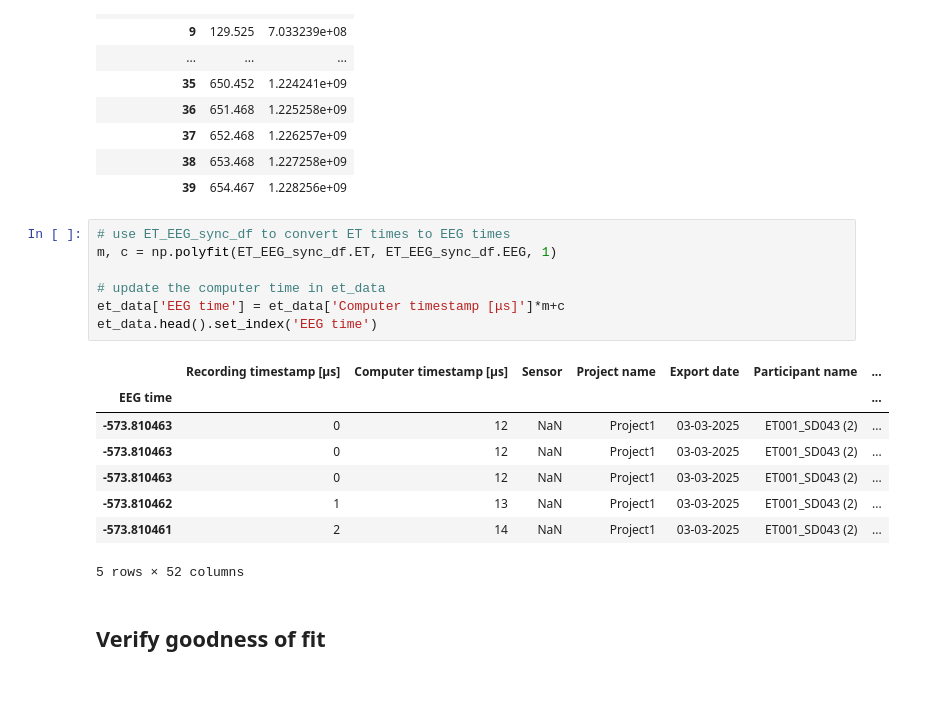
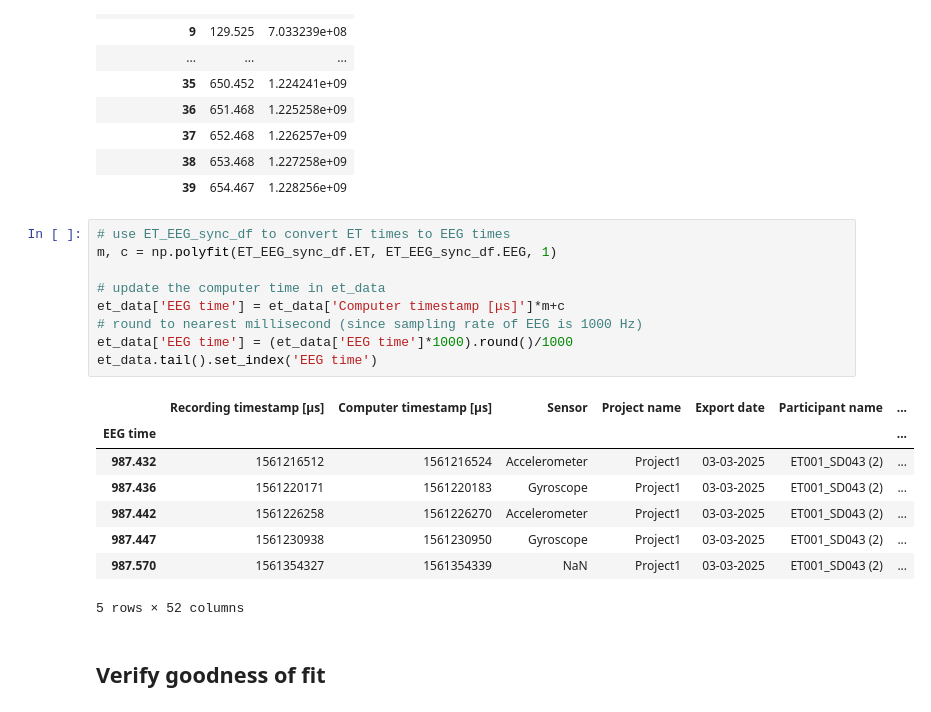
Before and after one commit to csndl-iitd/snippets, a Jupyter notebook: tobii_pro_2_ET_video_EEG_sync/tobii_pro_2_et_video_eeg_sync.ipynb, the cells around one changed output. Saved outputs shown, nothing was run; the diff lists cells and outputs as text.

Commit message:
updated code to align and resample ET and DLC data to EEG

```diff
--- a/tobii_pro_2_ET_video_EEG_sync/tobii_pro_2_et_video_eeg_sync.ipynb
+++ b/tobii_pro_2_ET_video_EEG_sync/tobii_pro_2_et_video_eeg_sync.ipynb
@@ -136,18 +161,20 @@ ET_EEG_sync_df
 # %%
 # use ET_EEG_sync_df to convert ET times to EEG times
 m, c = np.polyfit(ET_EEG_sync_df.ET, ET_EEG_sync_df.EEG, 1)
 
 # update the computer time in et_data
 et_data['EEG time'] = et_data['Computer timestamp [μs]']*m+c
-et_data.head().set_index('EEG time')
+# round to nearest millisecond (since sampling rate of EEG is 1000 Hz)
+et_data['EEG time'] = (et_data['EEG time']*1000).round()/1000
+et_data.tail().set_index('EEG time')
 # %% [output]
 |  | Recording timestamp [μs] | Computer timestamp [μs] | Sensor | Project name | Export date | Participant name | ... |
 | EEG time |  |  |  |  |  |  | ... |
-| -573.810463 | 0 | 12 | NaN | Project1 | 03-03-2025 | ET001_SD043 (2) | ... |
-| -573.810463 | 0 | 12 | NaN | Project1 | 03-03-2025 | ET001_SD043 (2) | ... |
-| -573.810463 | 0 | 12 | NaN | Project1 | 03-03-2025 | ET001_SD043 (2) | ... |
-| -573.810462 | 1 | 13 | NaN | Project1 | 03-03-2025 | ET001_SD043 (2) | ... |
-| -573.810461 | 2 | 14 | NaN | Project1 | 03-03-2025 | ET001_SD043 (2) | ... |
+| 987.432 | 1561216512 | 1561216524 | Accelerometer | Project1 | 03-03-2025 | ET001_SD043 (2) | ... |
+| 987.436 | 1561220171 | 1561220183 | Gyroscope | Project1 | 03-03-2025 | ET001_SD043 (2) | ... |
+| 987.442 | 1561226258 | 1561226270 | Accelerometer | Project1 | 03-03-2025 | ET001_SD043 (2) | ... |
+| 987.447 | 1561230938 | 1561230950 | Gyroscope | Project1 | 03-03-2025 | ET001_SD043 (2) | ... |
+| 987.570 | 1561354327 | 1561354339 | NaN | Project1 | 03-03-2025 | ET001_SD043 (2) | ... |
 5 rows × 52 columns
 # %% [markdown]
 ## Verify goodness of fit
```
Also changed, not shown: parts of 20 cells of this notebook.
